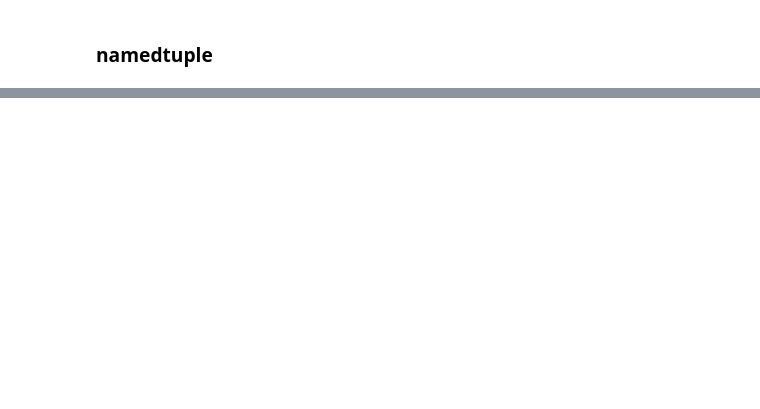
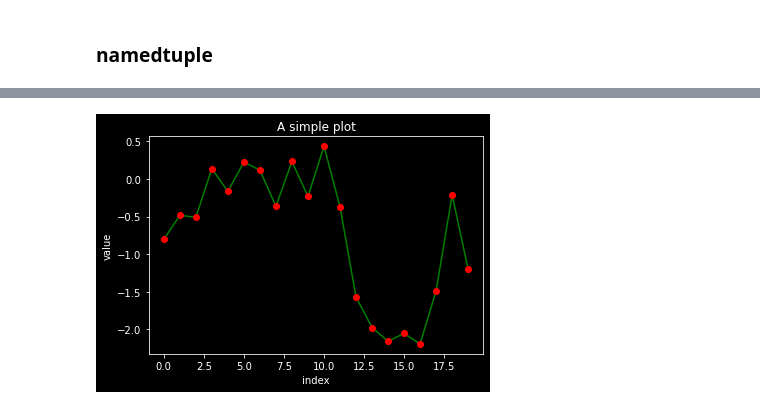
Before and after one commit to ajwkim/Python_DL_RL, a Jupyter notebook: 1.python기초.ipynb, the cells around one changed output, grey strips where cells are left out. Saved outputs shown, nothing was run; the diff lists cells and outputs as text; code cells hidden in the pictures; blank space fills up the shorter version.

```diff
--- a/1.python기초.ipynb
+++ b/1.python기초.ipynb
@@ -119,0 +2120,8 @@ Card = collections.namedtuple('Card', 'rank suit')      # typename, field names
+# %%
+plt.plot(y.cumsum(), 'g', lw=1.5)   # 'bgrcmykw'
+plt.plot(y.cumsum(), 'ro')          # -, --, -. : . , o v ^ < > 1 2 3 4 s p * h H + x D d | _
+plt.xlabel('index')
+plt.ylabel('value')
+plt.title('A simple plot');
+# %% [output]
+[figure, added]
```
Also changed, not shown: parts of 484 cells of this notebook, 10 other files.
